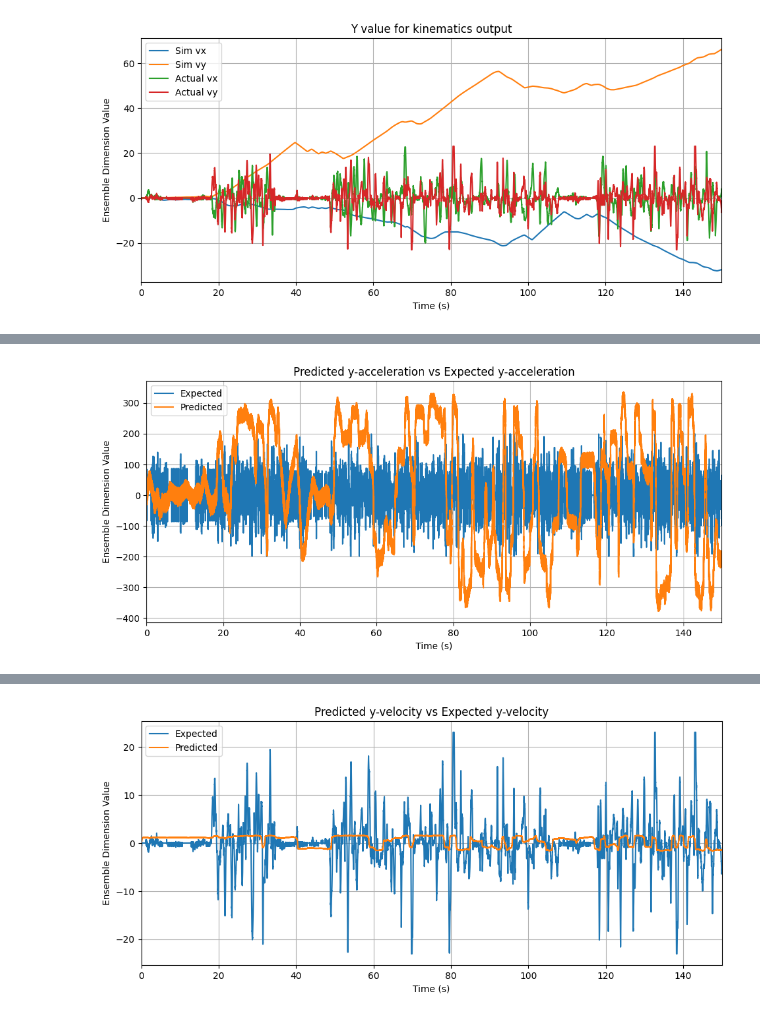
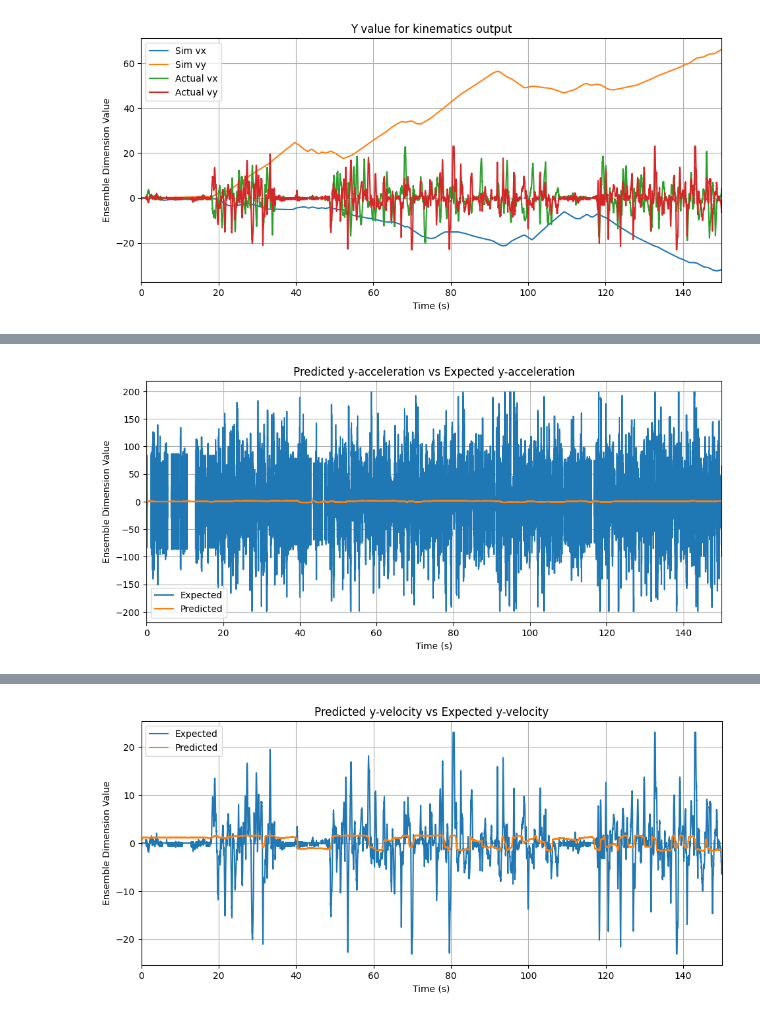
Before and after one commit to WAT-ai/BCI-Signal-Decoding, a Jupyter notebook: src/LMU - Basis/LMU_AA2.ipynb, the cells around one changed output, grey strips where cells are left out. Drawn from its saved outputs; the diff is of its cells as text; code cells hidden in the pictures.

Commit message:
added graphs

```diff
--- a/src/LMU - Basis/LMU_AA2.ipynb
+++ b/src/LMU - Basis/LMU_AA2.ipynb
@@ -326,14 +342,14 @@ pl.grid()
 # %%
 # For the outputs
 fig, pl = plt.subplots(1, 1)
 fig.subplots_adjust(right=1.5)
 pl.plot(sim.trange(), acc_matrix[1,:running_time*1000])
-pl.plot(sim.trange(), sim.data[p_out][:,1]*scalar)
+pl.plot(sim.trange(), sim.data[p_out][:,1])
 pl.set_title("Predicted y-acceleration vs Expected y-acceleration")
 pl.set_xlim((0,np.max(sim.trange())))
 pl.set_xlabel("Time (s)")
 pl.set_ylabel("Ensemble Dimension Value")
 pl.legend(["Expected", "Predicted"])
 pl.grid()
 # %% [output]
-[figure, old version]
+[figure, new version]
```
Also changed, not shown: parts of 2 cells of this notebook.
